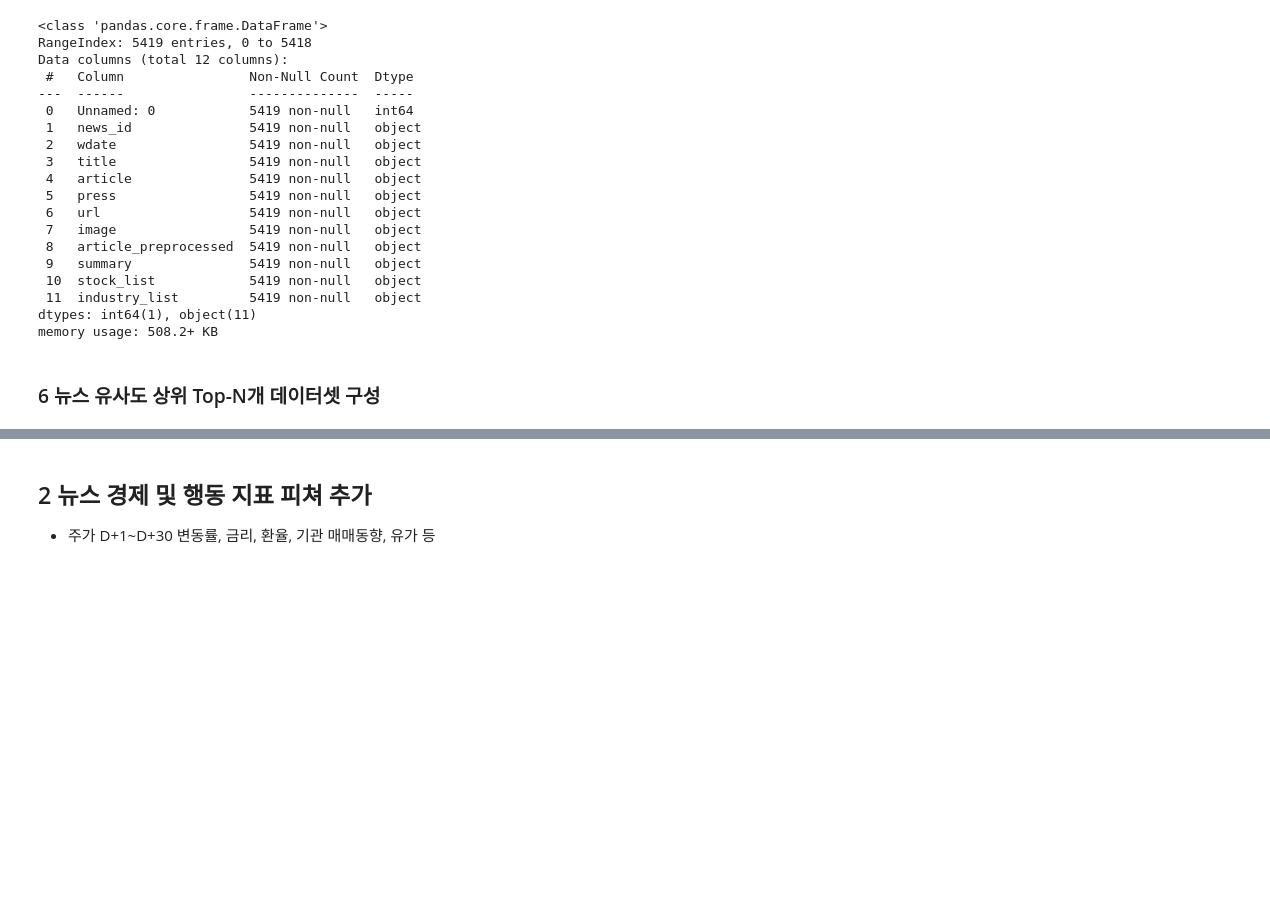
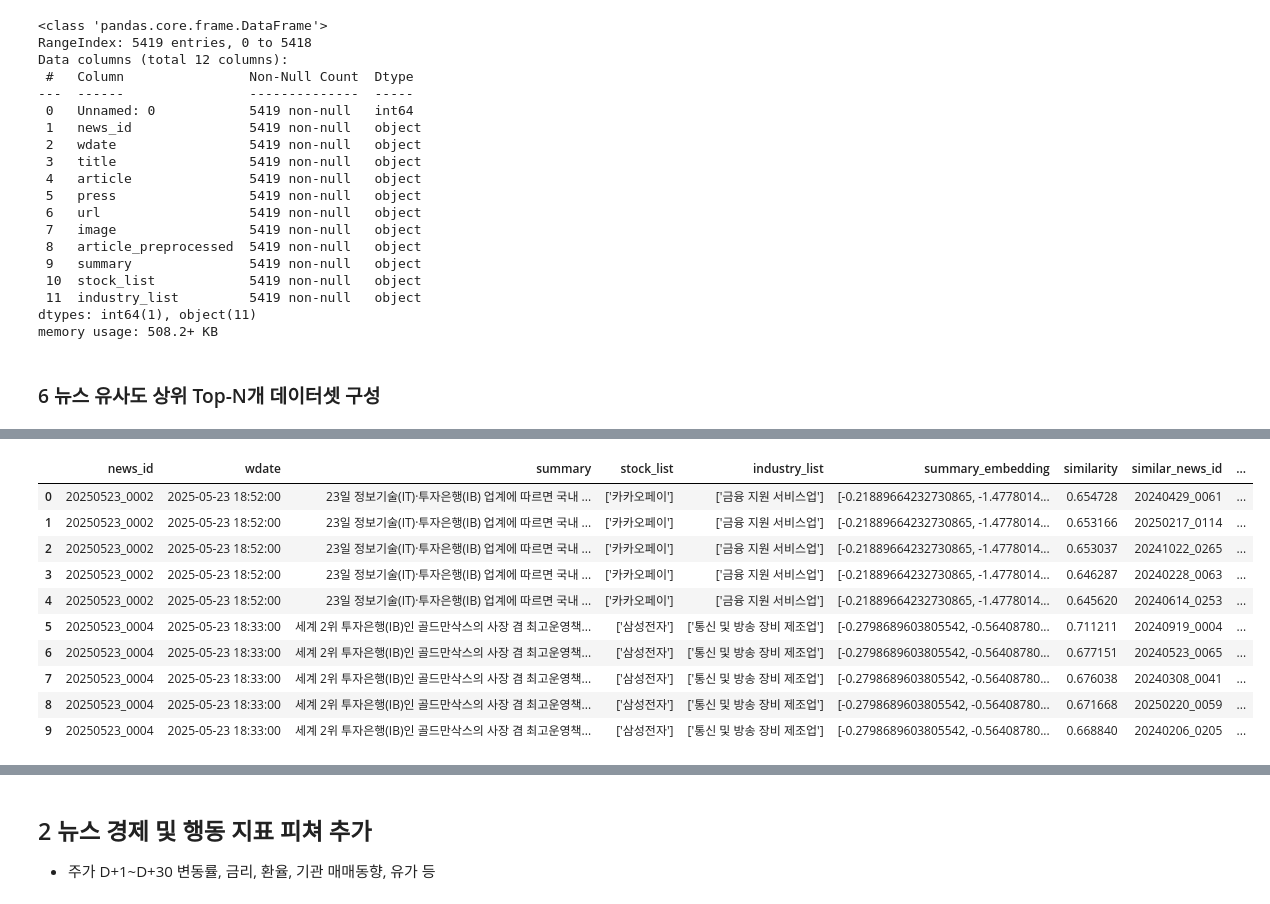
Before and after one commit to choikwangil95/HKToss-MLOps-Project-Final, a Jupyter notebook: eda/kwangil/news_preprocessing.ipynb, the cells around one changed output, grey strips where cells are left out. Drawn from its saved outputs; the diff is of its cells as text; code cells hidden in the pictures; blank space fills up the shorter version.

```diff
--- a/eda/kwangil/news_preprocessing.ipynb
+++ b/eda/kwangil/news_preprocessing.ipynb
@@ -381,0 +501,14 @@ df_embedded.head()
+# %%
+df_final[:10]
+# %% [output]
+|  | news_id | wdate | summary | stock_list | industry_list | summary_embedding | similarity | similar_news_id | ... |
+| 0 | 20250523_0002 | 2025-05-23 18:52:00 | 23일 정보기술(IT)·투자은행(IB) 업계에 따르면 국내 ... | ['카카오페이'] | ['금융 지원 서비스업'] | [-0.21889664232730865, -1.4778014... | 0.654728 | 20240429_0061 | ... |
+| 1 | 20250523_0002 | 2025-05-23 18:52:00 | 23일 정보기술(IT)·투자은행(IB) 업계에 따르면 국내 ... | ['카카오페이'] | ['금융 지원 서비스업'] | [-0.21889664232730865, -1.4778014... | 0.653166 | 20250217_0114 | ... |
+| 2 | 20250523_0002 | 2025-05-23 18:52:00 | 23일 정보기술(IT)·투자은행(IB) 업계에 따르면 국내 ... | ['카카오페이'] | ['금융 지원 서비스업'] | [-0.21889664232730865, -1.4778014... | 0.653037 | 20241022_0265 | ... |
+| 3 | 20250523_0002 | 2025-05-23 18:52:00 | 23일 정보기술(IT)·투자은행(IB) 업계에 따르면 국내 ... | ['카카오페이'] | ['금융 지원 서비스업'] | [-0.21889664232730865, -1.4778014... | 0.646287 | 20240228_0063 | ... |
+| 4 | 20250523_0002 | 2025-05-23 18:52:00 | 23일 정보기술(IT)·투자은행(IB) 업계에 따르면 국내 ... | ['카카오페이'] | ['금융 지원 서비스업'] | [-0.21889664232730865, -1.4778014... | 0.645620 | 20240614_0253 | ... |
+| 5 | 20250523_0004 | 2025-05-23 18:33:00 | 세계 2위 투자은행(IB)인 골드만삭스의 사장 겸 최고운영책... | ['삼성전자'] | ['통신 및 방송 장비 제조업'] | [-0.2798689603805542, -0.56408780... | 0.711211 | 20240919_0004 | ... |
+| 6 | 20250523_0004 | 2025-05-23 18:33:00 | 세계 2위 투자은행(IB)인 골드만삭스의 사장 겸 최고운영책... | ['삼성전자'] | ['통신 및 방송 장비 제조업'] | [-0.2798689603805542, -0.56408780... | 0.677151 | 20240523_0065 | ... |
+| 7 | 20250523_0004 | 2025-05-23 18:33:00 | 세계 2위 투자은행(IB)인 골드만삭스의 사장 겸 최고운영책... | ['삼성전자'] | ['통신 및 방송 장비 제조업'] | [-0.2798689603805542, -0.56408780... | 0.676038 | 20240308_0041 | ... |
+| 8 | 20250523_0004 | 2025-05-23 18:33:00 | 세계 2위 투자은행(IB)인 골드만삭스의 사장 겸 최고운영책... | ['삼성전자'] | ['통신 및 방송 장비 제조업'] | [-0.2798689603805542, -0.56408780... | 0.671668 | 20250220_0059 | ... |
+| 9 | 20250523_0004 | 2025-05-23 18:33:00 | 세계 2위 투자은행(IB)인 골드만삭스의 사장 겸 최고운영책... | ['삼성전자'] | ['통신 및 방송 장비 제조업'] | [-0.2798689603805542, -0.56408780... | 0.668840 | 20240206_0205 | ... |
```
Also changed, not shown: parts of 12 cells of this notebook, 3 other files.
